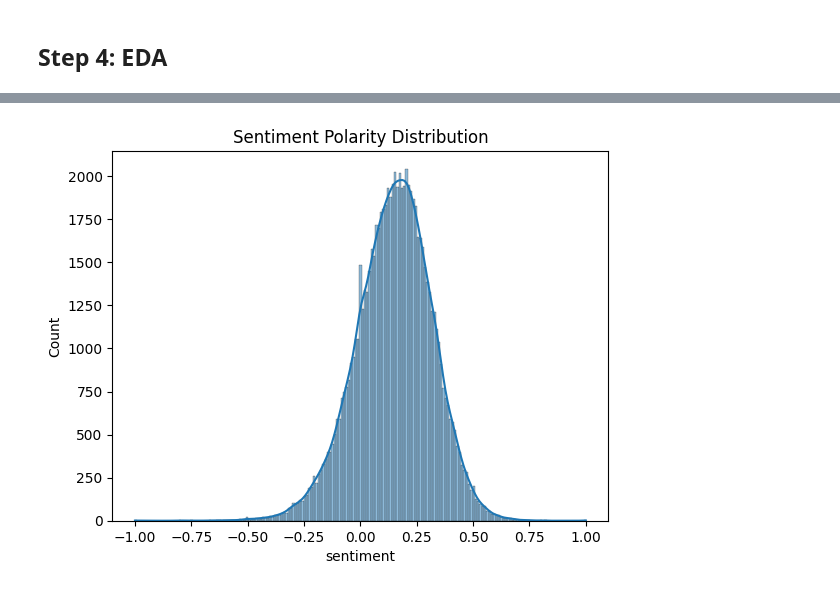
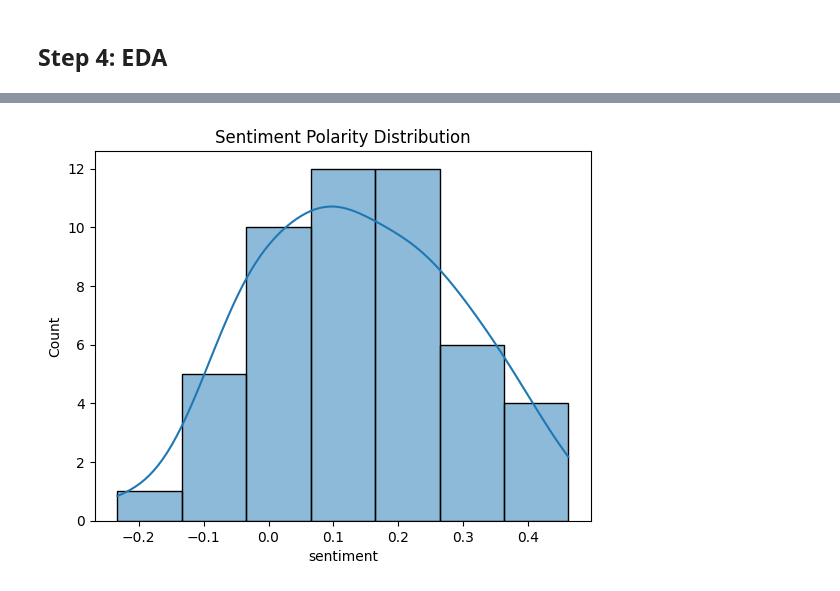
Before and after one commit to kkuc100/Yelp-Sentiment-Analysis, a Jupyter notebook: EDA/yelp_eda.ipynb, the cells around one changed output, grey strips where cells are left out. Saved outputs shown, nothing was run; the diff lists cells and outputs as text; code cells hidden in the pictures.

```diff
--- a/EDA/yelp_eda.ipynb
+++ b/EDA/yelp_eda.ipynb
@@ -96,7 +96,7 @@ df['text'][0]
 "dr. goldberg offers everything i look for in a general practitioner.  he's nice and easy to talk to without being patronizing; he's always on time in seeing his patients; he's affiliated with a top-n ...
 # %%
 # Randomly sample 50,000 entries
-sampled_df = df.sample(n=200000, random_state=1)
+sampled_df = df.sample(n=100, random_state=1)
 # %%
 # Check null values
 print(sampled_df.isnull().sum().sort_values(ascending = False)) # Check nulls
@@ -232,7 +237,7 @@ Name: count, dtype: int64
 # %%
 ## Include all stars##
 #############################
-all_df = copy.deepcopy(sampled_df)
-all_df["label"].value_counts().sort_index()
+allstars_df = copy.deepcopy(sampled_df)
+allstars_df["label"].value_counts().sort_index()
 # %% [output]
 label
@@ -252,14 +266,14 @@ all_df.to_csv('all_df.csv', index=False)  # Set index=False
 ## Step 4: EDA
 # %%
 #Analyze text length and word count
-all_df['text_length'] = all_df['text'].apply(len)
-all_df['word_count'] = all_df['text'].apply(lambda x: len(x.split()))
+allstars_df['text_length'] = allstars_df['text'].apply(len)
+allstars_df['word_count'] = allstars_df['text'].apply(lambda x: len(x.split()))
 
-sns.histplot(all_df['text_length'], kde=True)
+sns.histplot(allstars_df['text_length'], kde=True)
 plt.title('Text Length Distribution')
 plt.show()
 
-sns.histplot(all_df['word_count'], kde=True)
+sns.histplot(allstars_df['word_count'], kde=True)
 plt.title('Word Count Distribution')
 plt.show()
 # %% [output]
@@ -268,7 +282,7 @@ plt.show()
 # %%
-all_df['sentiment'] = all_df['text'].apply(lambda x: TextBlob(x).sentiment.polarity)
-sns.histplot(all_df['sentiment'], kde=True)
+allstars_df['sentiment'] = allstars_df['text'].apply(lambda x: TextBlob(x).sentiment.polarity)
+sns.histplot(allstars_df['sentiment'], kde=True)
 plt.title('Sentiment Polarity Distribution')
 plt.show()
 # %% [output]
-[figure, old version]
+[figure, new version]
```
Also changed, not shown: parts of 11 cells of this notebook, 1 other file.
